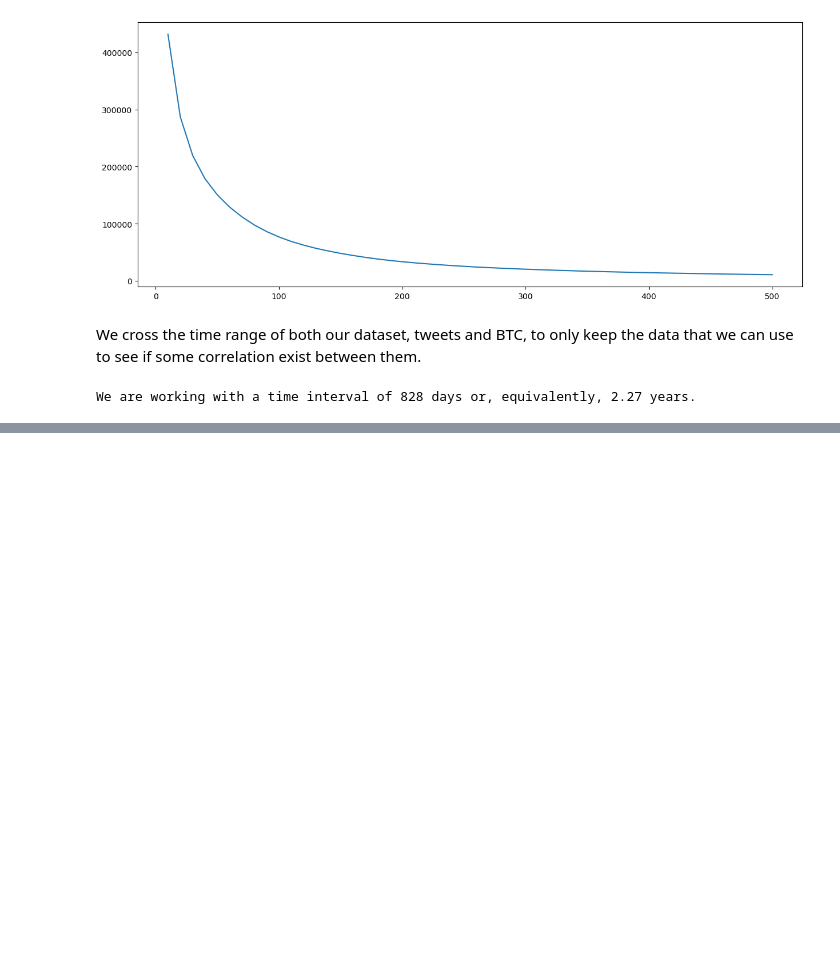
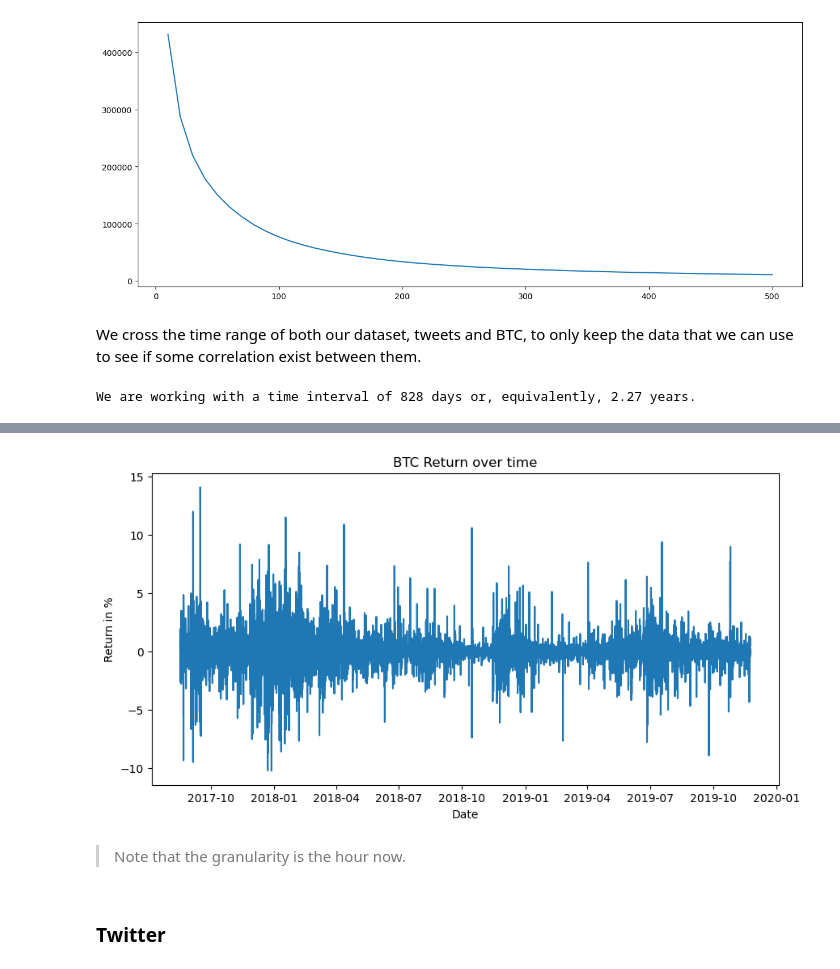
Before and after one commit to paulo-03/bitcoin_twitter, a Jupyter notebook: data_analysis.ipynb, the cells around one changed output, grey strips where cells are left out. Saved outputs shown, nothing was run; the diff lists cells and outputs as text; code cells hidden in the pictures; blank space fills up the shorter version.

```diff
--- a/data_analysis.ipynb
+++ b/data_analysis.ipynb
@@ -125,0 +153,8 @@ We are working with a time interval of 828 days or, equivalently, 2.27 years.
+# %%
+btc_clean.plot_return(start_date="2017-08-17 04:00:00", end_date="2019-11-23 15:45:00")
+# %% [output]
+[figure, added]
+# %% [markdown]
+> Note that the granularity is the hour now.
+# %% [markdown]
+### Twitter
```
Also changed, not shown: parts of 12 cells of this notebook, 4 other files.
